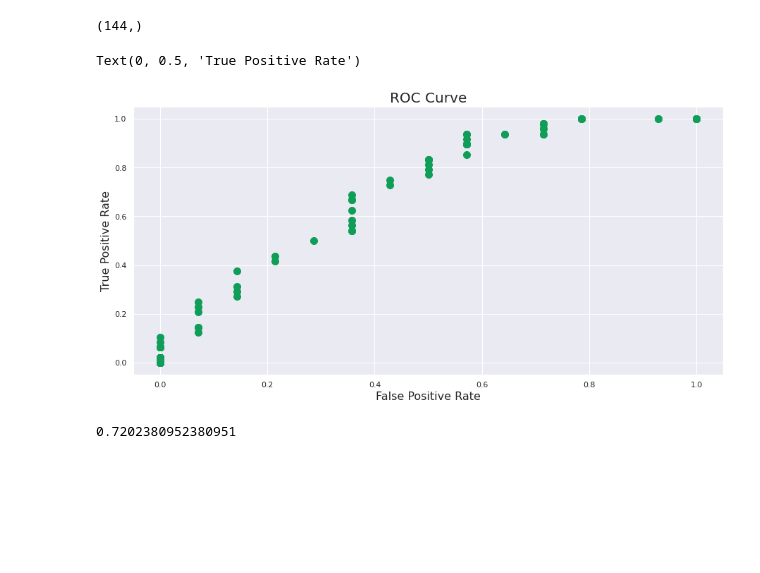
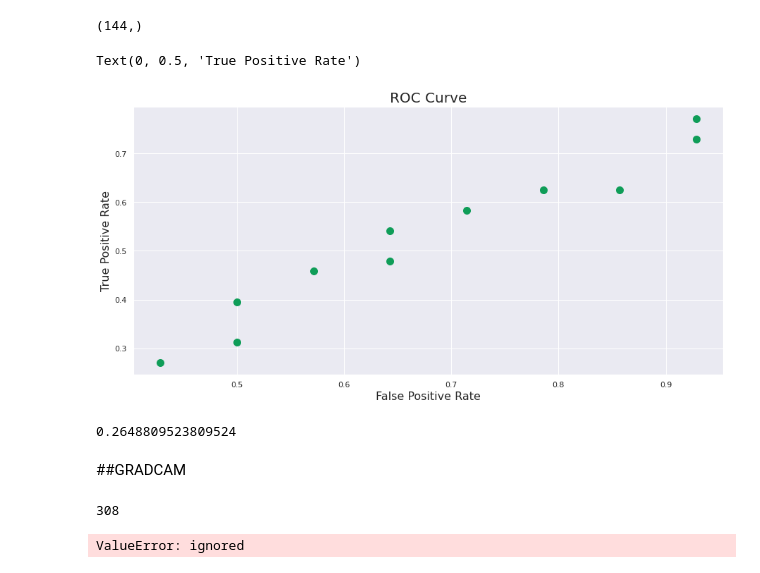
Before and after one commit to alice202122/Thesis, a Jupyter notebook: transferLearningFN.ipynb, the cells around one changed output. Cells and saved outputs as stored; diff of their text form; code cells hidden in the pictures; blank space fills up the shorter version.

Commit message:
tranferLearning and Fine tuning model. overfitting with fine tuning

```diff
--- a/transferLearningFN.ipynb
+++ b/transferLearningFN.ipynb
@@ -524,11 +487,9 @@ supernet.trainable = False
 inputs = tfk.Input(shape=(304,304,3))
 x = tfkl.Resizing(224, 224, interpolation="bicubic")(inputs)
 x = supernet(x)
-#tried to insert a conv layer here, but even with only 8 units it makes the model overfit
-x= keras.layers.LeakyReLU(alpha=0.2)(x)
 x = keras.layers.GlobalAveragePooling2D()(x)
-x = keras.layers.Dropout(0.5)(x)  # Regularize with dropout
-outputs = keras.layers.Dense(3, kernel_regularizer=l2(0.01), bias_regularizer=l2(0.01),activation= 'mGev')(x)
+x = keras.layers.Dropout(0.4)(x)  # Regularize with dropout
+outputs = keras.layers.Dense(3, activation= 'softmax')(x)
 
 
 
@@ -666,6 +624,6 @@ def f1_m(y_true, y_pred):
 # %%
 # Compile the model
-ft_model.compile(loss=tfk.losses.CategoricalCrossentropy(), optimizer=tfk.optimizers.Adam(1e-6), metrics=['accuracy',f1_m,precision_m, recall_m])
+ft_model.compile(loss=tfk.losses.CategoricalCrossentropy(), optimizer=tfk.optimizers.Adam(1e-4), metrics='accuracy')
 # %%
 # Fine-tune the model
 ft_history = ft_model.fit(
@@ -700,0 +656,3 @@ loss, accuracy, f1_score, precision, recall = ft_model.evaluate(test_data)
+# %%
+for i, layer in enumerate(ft_model.get_layer('vgg19').layers):
+   print(i, layer.name, layer.trainable)
@@ -843,7 +834,7 @@ As percent probability
 [-919.5153  519.1454  815.8937]
 Log loss score: 4.046270115507974
 # %%
-prob_vector = ft_model.predict(test_data)[:, 1]
+prob_vector = tl_model.predict(test_data)[:, 1]
 # %%
 prob_vector.shape
 # %% [output]
@@ -872,17 +863,17 @@ def roc_from_scratch(probabilities, y_test, partitions=100):
 # %%
 import matplotlib.pyplot as plt
 import seaborn as sns
 sns.set()
 plt.figure(figsize=(15,7))
 
-ROC = roc_from_scratch(prob_vector,y_true,partitions=100)
+ROC = roc_from_scratch(prob_vector,y_true,partitions=10)
 plt.scatter(ROC[:,0],ROC[:,1],color='#0F9D58',s=100)
 plt.title('ROC Curve',fontsize=20)
 plt.xlabel('False Positive Rate',fontsize=16)
 plt.ylabel('True Positive Rate',fontsize=16)
 # %% [output]
 Text(0, 0.5, 'True Positive Rate')
-[figure, old version]
+[figure, new version]
 # %%
 def create_triangle(tpr_0,tpr_1,fpr_0,fpr_1):
     plt.plot([tpr_0,tpr_1],[fpr_0,fpr_1], 'k-', lw=2,color='#4285F4')
@@ -903,4 +894,23 @@ for k in range(partitions):
         rectangle_roc = rectangle_roc + (fpr[k]- fpr[k + 1]) * tpr[k]
 rectangle_roc
 # %% [output]
-0.7202380952380951
+0.2648809523809524
+# %% [markdown]
+##GRADCAM
+# %%
+np.argmin(pred)
+# %% [output]
+308
+# %%
+from keras.preprocessing.image import load_img, img_to_array, ImageDataGenerator
+my_image = load_img('DATA_svp/test/HC_OD&OS_SVP/1432_de michele_giovanni__466_Angio Retina_OD_2016-11-10_11-11-47_M_1950-08-22_Enface-304x304-Superficial.png', target_size=(224, 224))
+
+#preprocess the image
+my_image = img_to_array(my_image)
+#my_image = my_image.reshape((1,304,304, 1))
+my_image = preprocess_input(my_image)
+
+#make the prediction
+prediction = ft_model.predict(my_image)
+# %% [output]
+ValueError: ignored
```
Also changed, not shown: parts of 35 cells of this notebook.
